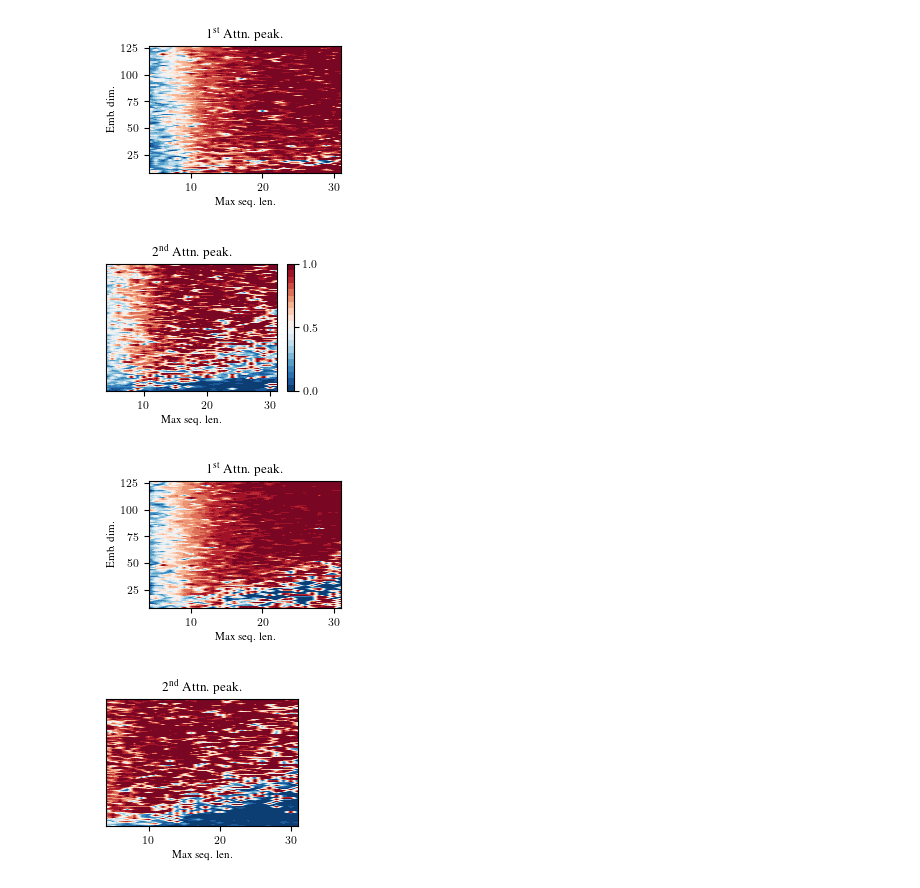
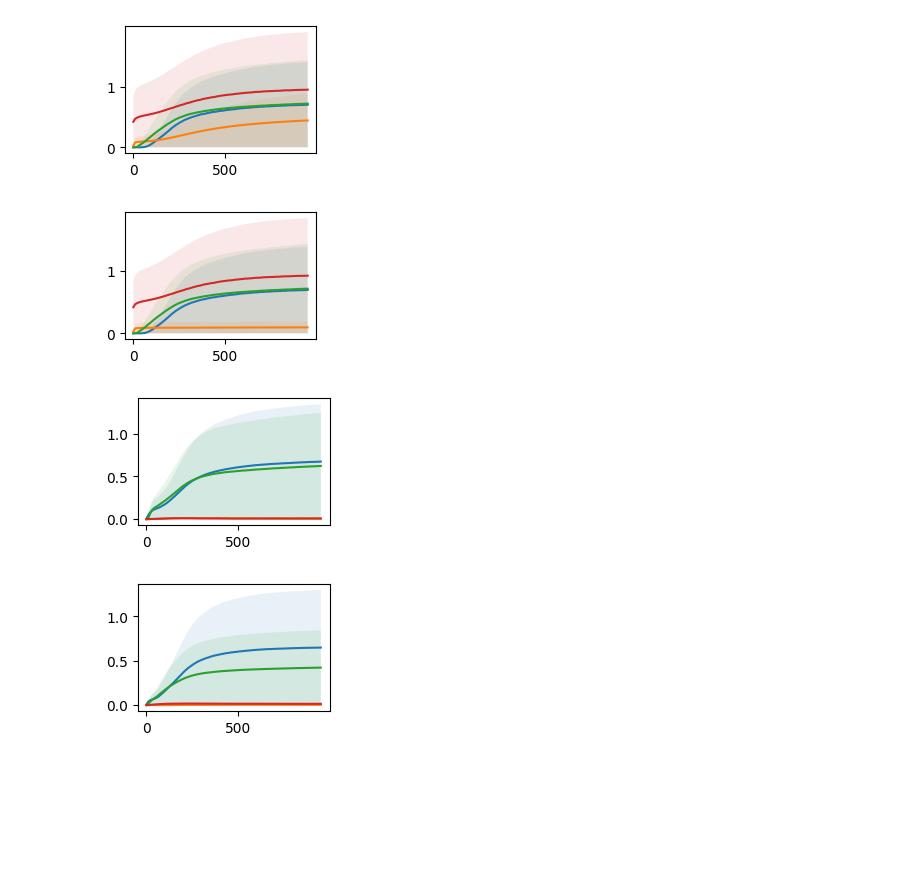
Before and after one commit to fairinternal/composable-llm, a Jupyter notebook: notebooks/show_scaling.ipynb, the cells around one changed output. Cells and saved outputs as stored; diff of their text form; code cells hidden in the pictures; blank space fills up the shorter version.

```diff
--- a/notebooks/show_scaling.ipynb
+++ b/notebooks/show_scaling.ipynb
@@ -93,54 +109,21 @@ fig.savefig('onelayer.pdf', bbox_inches='tight')
-# %%
-data = Z3[pb1]
-X, Y = np.meshgrid(x, y)
-fig, ax = plt.subplots(1, 1, figsize=(.45 * WIDTH, .45 * HEIGHT))
-a = ax.contourf(X, Y, data[:, :, -1].T, cmap='RdBu_r', vmin=0, vmax=1, levels=20)
-# c = fig.colorbar(a)
-# c.set_ticks([0, .5, 1])
-ax.set_xlabel('Max seq. len.')
-ax.set_ylabel('Emb. dim.')
-ax.set_title(r'1\textsuperscript{st} Attn. peak.')
-fig.savefig('parity_attn0.pdf', bbox_inches='tight')
-
-data = Z4[pb1]
-X, Y = np.meshgrid(x, y)
-fig, ax = plt.subplots(1, 1, figsize=(.5 * WIDTH, .45 * HEIGHT))
-a = ax.contourf(X, Y, data[:, :, -1].T, cmap='RdBu_r', vmin=0, vmax=1, levels=20)
-c = fig.colorbar(a)
-c.set_ticks([0, .5, 1])
-ax.set_xlabel('Max seq. len.')
-ax.set_yticks([])
-# ax.set_ylabel('Emb. dim.')
-ax.set_title(r'2\textsuperscript{nd} Attn. peak.')
-fig.savefig('parity_attn1.pdf', bbox_inches='tight')
-
-data = Z3[pb2]
-X, Y = np.meshgrid(x, y)
-fig, ax = plt.subplots(1, 1, figsize=(.45 * WIDTH, .45 * HEIGHT))
-a = ax.contourf(X, Y, data[:, :, -1].T, cmap='RdBu_r', vmin=0, vmax=1, levels=20)
-# c = fig.colorbar(a)
-# c.set_ticks([0, .5, 1])
-ax.set_xlabel('Max seq. len.')
-ax.set_ylabel('Emb. dim.')
-ax.set_title(r'1\textsuperscript{st} Attn. peak.')
-fig.savefig('copy_attn0.pdf', bbox_inches='tight')
-
-data = Z4[pb2]
-X, Y = np.meshgrid(x, y)
-fig, ax = plt.subplots(1, 1, figsize=(.45 * WIDTH, .45 * HEIGHT))
-a = ax.contourf(X, Y, data[:, :, -1].T, cmap='RdBu_r', vmin=0, vmax=1, levels=20)
-# c = fig.colorbar(a)
-# c.set_ticks([0, .5, 1])
-ax.set_xlabel('Max seq. len.')
-ax.set_yticks([])
-# ax.set_ylabel('Emb. dim.')
-ax.set_title(r'2\textsuperscript{nd} Attn. peak.')
-fig.savefig('copy_attn1.pdf', bbox_inches='tight')
-# %% [output]
-[figure, removed]
-[figure, removed]
-[figure, removed]
-[figure, removed]
+# %%
+t = np.arange(0, 1001, 10)[:-5]
+
+
+for Z in [Z1, Z2, Z3, Z4]:
+    fig, ax = plt.subplots(1, 1, figsize=(.45 * WIDTH, .45 * HEIGHT))
+    for pb in problems:
+        data = Z[pb].reshape(-1, Z[pb].shape[-1])
+        tmp = data[data.std(axis=1) != 0][:, :-5]
+        tmp_mean = tmp.mean(axis=0)
+        tmp_std = tmp.mean(axis=0)
+        ax.plot(t, tmp_mean)
+        ax.fill_between(t, tmp_mean + tmp_std, tmp_mean - tmp_std, alpha=.1)
+# %% [output]
+[figure, added]
+[figure, added]
+[figure, added]
+[figure, added]
 # %%
 fig = plt.figure()
 ax = fig.add_subplot(111, projection='3d')
```
Also changed, not shown: parts of 6 cells of this notebook, 1 other file.
